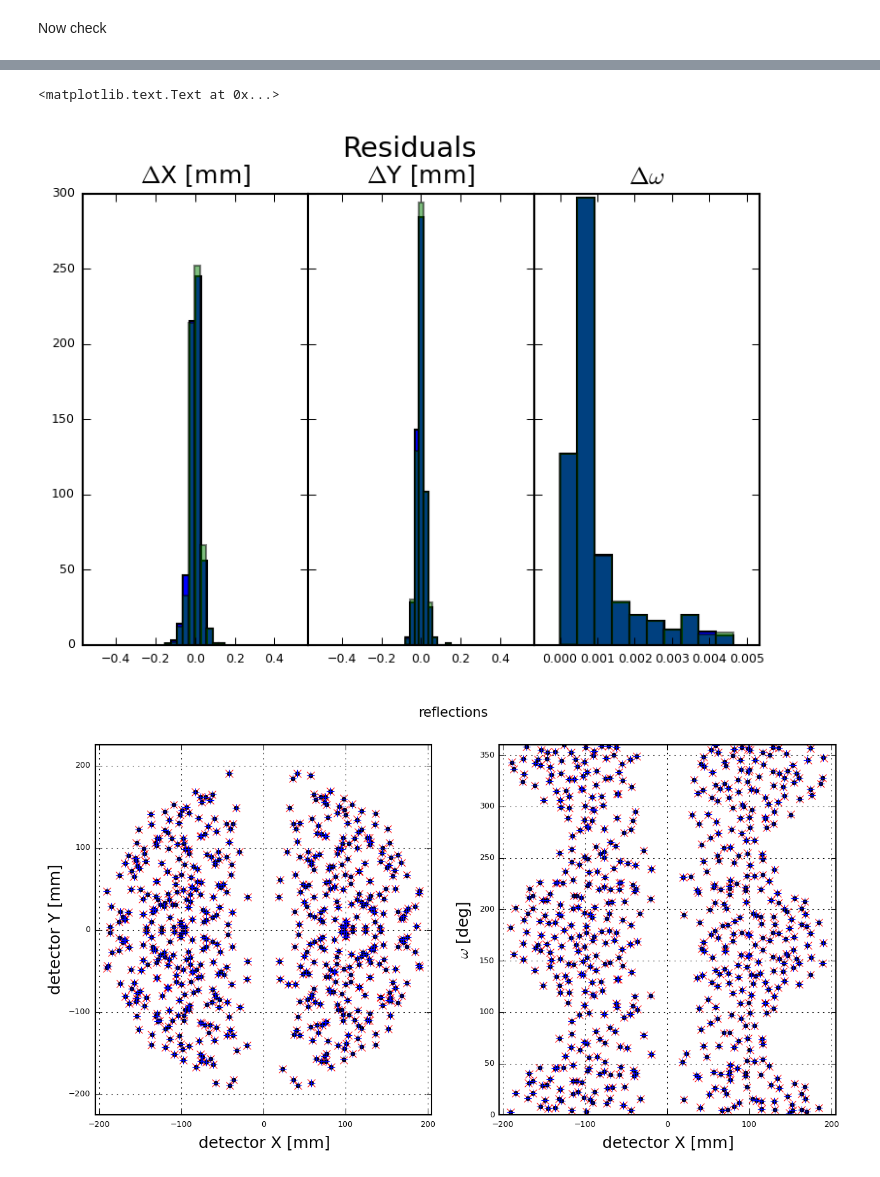
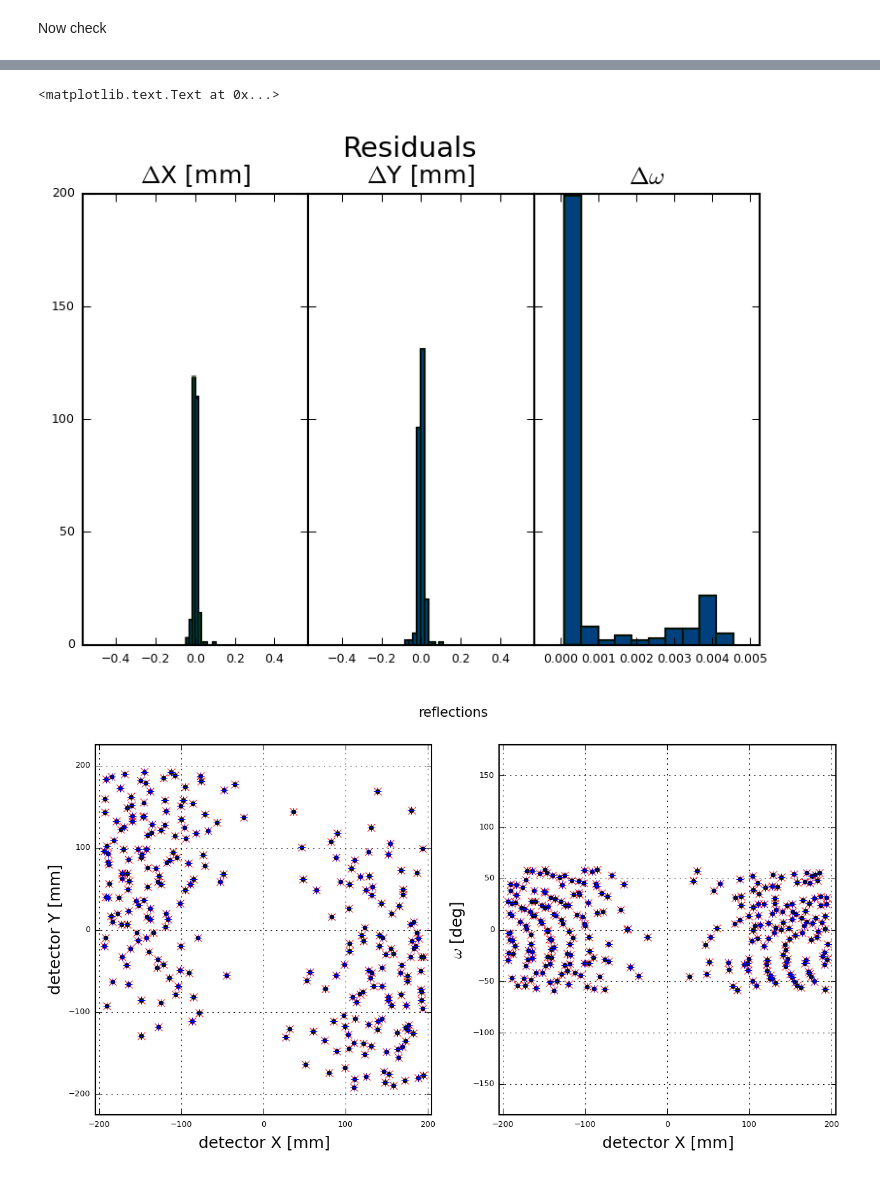
Before and after one commit to praxes/hexrd, a Jupyter notebook: share/calibrate_from_single_crystal.ipynb, the cells around one changed output, grey strips where cells are left out. Cells and saved outputs as stored; diff of their text form; code cells hidden in the pictures.

```diff
--- a/share/calibrate_from_single_crystal.ipynb
+++ b/share/calibrate_from_single_crystal.ipynb
@@ -12,10 +12,10 @@ In practise, you will probably run this script through several times, using the
 cfg_filename = 'index_ruby.yml'
 
 # select which orientaion to use (in case of more than one...)
-grain_id = 1
+grain_id = 0
 
 # for saturation
-int_cutoff = 12000
+int_cutoff = 14000
 # %% [markdown]
 Ok, that was easy, from here on you shouldn't need to modify anything.
 # %%
@@ -101,12 +101,12 @@ r2d = np.degrees(1)
         vInv_s[5]   (inv(V)[0, 1] * sqrt(2))
 # %%
 # detector calibration parameter refinement flags
-pFlag = np.array([1, 1, 1,
+pFlag = np.array([0, 0, 1,
                   1, 1, 1,
                   1,
                   0, 0, 0,
                   1, 1, 1,
-                  1, 0, 1], dtype=bool)
+                  0, 0, 0], dtype=bool)
 # detector parameter scalings
 pScl  = np.array([d2r, d2r, d2r,
                   10., 10., 1000.,
@@ -395,15 +387,11 @@ Refined parameters:
 First, let's kick out reflections with omega values bigger than the measurement step size
 # %%
 # first, kick out omegas that are too far away
-# Joel, with these lines uncommented, I get 1e-4 xx, zz strains in the ruby...
-x_diff = abs(gtable[idx_0, -3] - xyo_f[:, 0])
-y_diff = abs(gtable[idx_0, -2] - xyo_f[:, 1])
-ome_diff = r2d*xf.angularDifference(gtable[idx_0, -1], xyo_f[:, 2])
+x_diff = abs(xyo_det[:, 0] - xyo_f[:, 0])
+y_diff = abs(xyo_det[:, 1] - xyo_f[:, 1])
+ome_diff = r2d*xf.angularDifference(xyo_det[:, 2], xyo_f[:, 2])
+#
 idx_1 = np.logical_and(x_diff <= 0.2, np.logical_and(y_diff <= 0.2, ome_diff <= 0.25))
-# ... but if I use the old version instead, I get 1e-5:
-#ome_diff = r2d*xf.angularDifference(gtable[idx_0, -1], xyo_f[:, 2])
-#idx_1 = abs(ome_diff) <= 0.25
-
 print "keeping %d of %d input refls" %(sum(idx_1), sum(idx))
 idx_new = np.zeros_like(idx, dtype=bool)
 idx_new[np.where(idx_0 == 1)[0][idx_1]] = True
@@ -498,7 +486,8 @@ new_par = {
            'detector':{'id':'GE',
                        'pixels':{'rows':2048, 'columns':2048, 'size':[0.2, 0.2]},
                        'transform':{'tilt_angles':np.zeros(3), 't_vec_d':np.zeros(3)},
-                       'distortion':{'function_name':'GE_41RT', 'parameters':np.zeros(6)}
+                       'distortion':{'function_name':'GE_41RT', 'parameters':np.zeros(6)},
+                       'saturation_level':int_cutoff
                        },
            'calibration_crystal':{'grain_id':0,
                                   'orientation':np.zeros(3),
@@ -612,3 +601,3 @@ Centroidal coordinates [microns]:
 <matplotlib.text.Text at 0x...>
-[figure, old version]
+[figure, new version]
-[figure, old version]
+[figure, new version]
```
Also changed, not shown: parts of 5 cells of this notebook.
